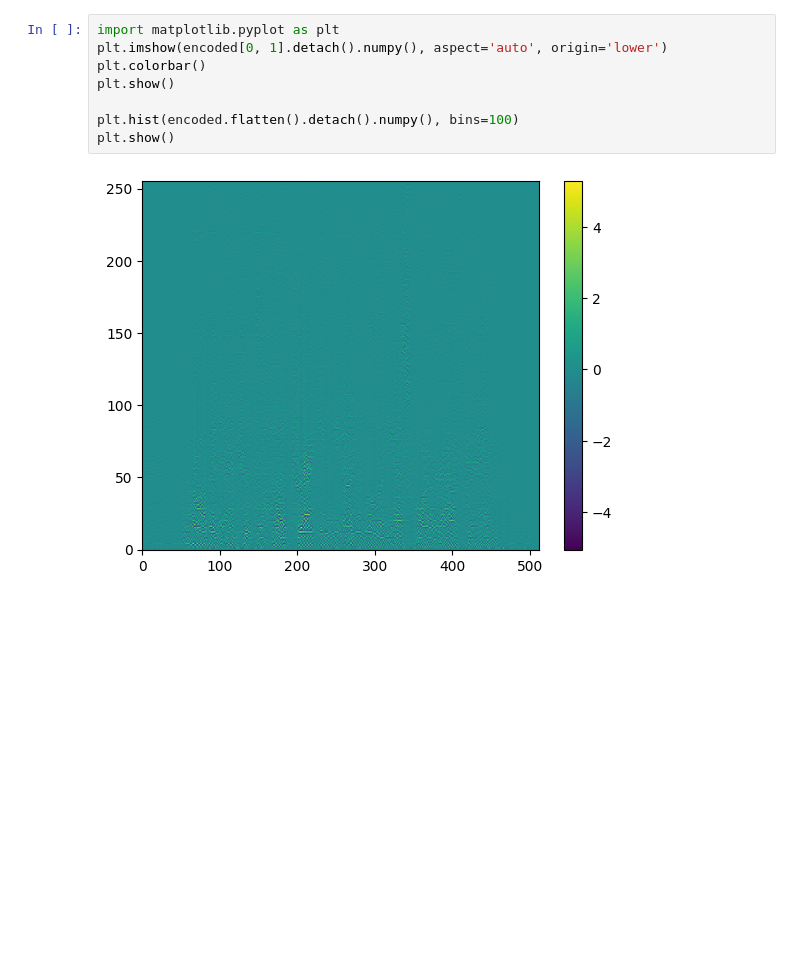
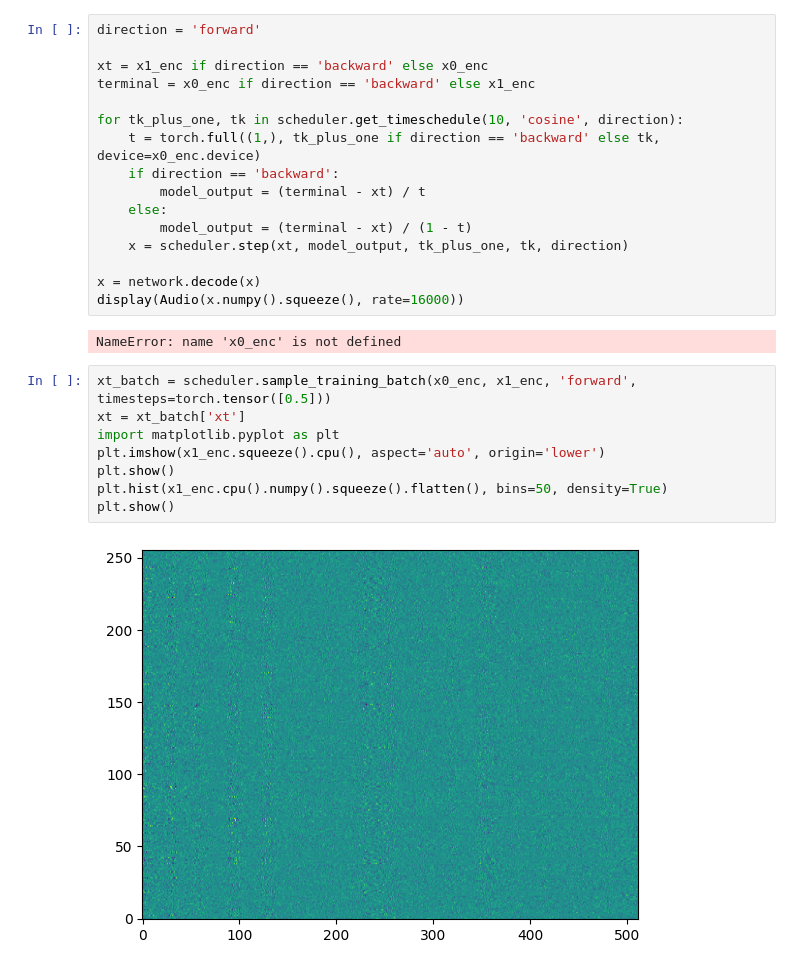
Before and after one commit to kommodeskab/Latent-DSB, a Jupyter notebook: playground.ipynb, the cells around one changed output. Cells and saved outputs as stored; diff of their text form; blank space fills up the shorter version.

```diff
--- a/playground.ipynb
+++ b/playground.ipynb
@@ -120,10 +55,28 @@ True
+# %%
+direction = 'forward'
+
+xt = x1_enc if direction == 'backward' else x0_enc
+terminal = x0_enc if direction == 'backward' else x1_enc
+
+for tk_plus_one, tk in scheduler.get_timeschedule(10, 'cosine', direction):
+    t = torch.full((1,), tk_plus_one if direction == 'backward' else tk, device=x0_enc.device)
+    if direction == 'backward':
+        model_output = (terminal - xt) / t
+    else:
+        model_output = (terminal - xt) / (1 - t)
+    x = scheduler.step(xt, model_output, tk_plus_one, tk, direction)
+
+x = network.decode(x)
+display(Audio(x.numpy().squeeze(), rate=16000))
+# %% [output]
+NameError: name 'x0_enc' is not defined
 # %%
+xt_batch = scheduler.sample_training_batch(x0_enc, x1_enc, 'forward', timesteps=torch.tensor([0.5]))
+xt = xt_batch['xt']
 import matplotlib.pyplot as plt
-plt.imshow(encoded[0, 1].detach().numpy(), aspect='auto', origin='lower')
-plt.colorbar()
+plt.imshow(x1_enc.squeeze().cpu(), aspect='auto', origin='lower')
 plt.show()
-
-plt.hist(encoded.flatten().detach().numpy(), bins=100)
+plt.hist(x1_enc.cpu().numpy().squeeze().flatten(), bins=50, density=True)
 plt.show()
 # %% [output]
-[figure, old version]
+[figure, new version]
```
Also changed, not shown: parts of 14 cells of this notebook, 56 other files.
